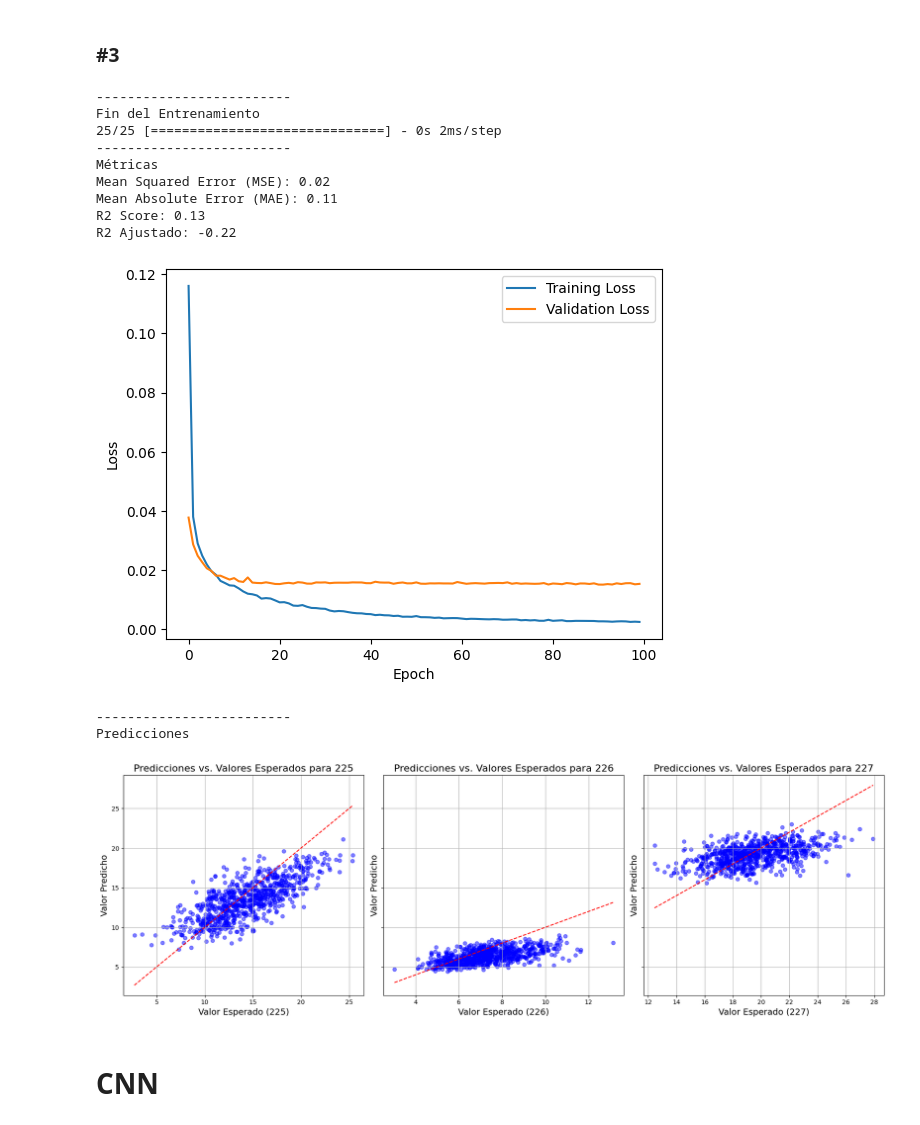
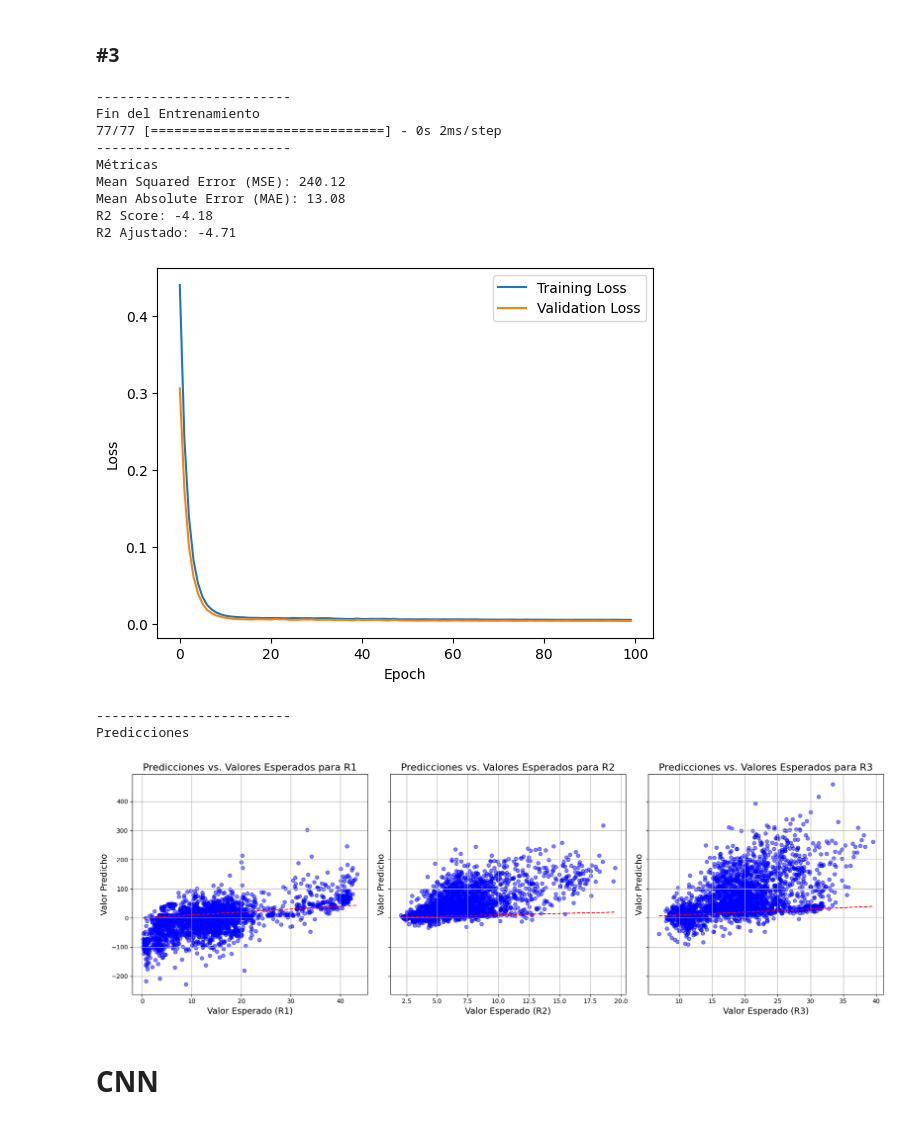
Before and after one commit to MiguelMussi/Multi-Parameter_Wireless_Network, a Jupyter notebook: NN.ipynb, the cells around one changed output. Drawn from its saved outputs; the diff is of its cells as text; code cells hidden in the pictures.

```diff
--- a/NN.ipynb
+++ b/NN.ipynb
@@ -585,7 +590,7 @@ df_test
 predicciones = pd.DataFrame(df_test, columns=df_test.columns)
 
 # Obtener las predicciones inversas escaladas y agregarlas como nuevas columnas
-for i, columna in enumerate(['225', '226', '227']):
+for i, columna in enumerate(['R1', 'R2', 'R3']):
     predicciones[f'P_{columna}'] = train_scaler_dict[columna].inverse_transform(y_pred[:, i].reshape(-1, 1))
 
 # Mostrar el DataFrame con las predicciones
@@ -609,7 +614,7 @@ predicciones
 fig, axs = plt.subplots(1, 3, figsize=(18, 6), sharey=True)
 
 # Iterar sobre las columnas de predicción
-for i, columna in enumerate(['225', '226', '227']):
+for i, columna in enumerate(['R1', 'R2', 'R3']):
     # Scatter plot de los valores esperados vs. predichos para la columna actual
     axs[i].scatter(predicciones[columna], predicciones[f'P_{columna}'], color='blue', alpha=0.5)
     # Línea diagonal para referencia
@@ -727,7 +732,7 @@ print("-------------------------\nPredicciones")
 fig, axs = plt.subplots(1, 3, figsize=(18, 6), sharey=True)
 
 # Iterar sobre las columnas de predicción
-for i, columna in enumerate(['225', '226', '227']):
+for i, columna in enumerate(['R1', 'R2', 'R3']):
     # Scatter plot de los valores esperados vs. predichos para la columna actual
     axs[i].scatter(predicciones[columna], predicciones[f'P_{columna}'], color='blue', alpha=0.5)
     # Línea diagonal para referencia
@@ -891,7 +896,7 @@ print("-------------------------\nPredicciones")
 fig, axs = plt.subplots(1, 3, figsize=(18, 6), sharey=True)
 
 # Iterar sobre las columnas de predicción
-for i, columna in enumerate(['225', '226', '227']):
+for i, columna in enumerate(['R1', 'R2', 'R3']):
     # Scatter plot de los valores esperados vs. predichos para la columna actual
     axs[i].scatter(predicciones[columna], predicciones[f'P_{columna}'], color='blue', alpha=0.5)
     # Línea diagonal para referencia
@@ -926,7 +931,9 @@ Predicciones
 # Arquitectura
 model = Sequential([
     Input(shape=(X_train.shape[1],)),
-    Dense(256, activation='relu'), Dropout(0.2),
+    Dense(256, activation='relu', kernel_regularizer=l2(0.001)), Dropout(0.25),
+    Dense(128, activation='relu', kernel_regularizer=l2(0.001)), Dropout(0.25),
+    Dense(64, activation='relu', kernel_regularizer=l2(0.001)), Dropout(0.25),
     Dense(3, activation='linear')
 ])
 
@@ -999,40 +1006,40 @@ plt.ylabel('Loss')
 plt.legend()
 plt.show()
 
 
 print("-------------------------\nPredicciones")
 # Crear subgráficos
 fig, axs = plt.subplots(1, 3, figsize=(18, 6), sharey=True)
 
 # Iterar sobre las columnas de predicción
-for i, columna in enumerate(['225', '226', '227']):
+for i, columna in enumerate(['R1', 'R2', 'R3']):
     # Scatter plot de los valores esperados vs. predichos para la columna actual
     axs[i].scatter(predicciones[columna], predicciones[f'P_{columna}'], color='blue', alpha=0.5)
     # Línea diagonal para referencia
     axs[i].plot([predicciones[columna].min(), predicciones[columna].max()], [predicciones[columna].min(), predicciones[columna].max()], color='red', linestyle='--')
     # Título y etiquetas de los ejes
     axs[i].set_title(f'Predicciones vs. Valores Esperados para {columna}', fontsize=16)
     axs[i].set_xlabel(f'Valor Esperado ({columna})', fontsize=14)
     axs[i].set_ylabel('Valor Predicho', fontsize=14)
     # Cuadrícula
     axs[i].grid(True)
 
 # Mostrar el gráfico
 plt.tight_layout()
 plt.show()
 # %% [output]
 -------------------------
 Fin del Entrenamiento
-25/25 [==============================] - 0s 2ms/step
+77/77 [==============================] - 0s 2ms/step
 -------------------------
 Métricas
-Mean Squared Error (MSE): 0.02
-Mean Absolute Error (MAE): 0.11
-R2 Score: 0.13
-R2 Ajustado: -0.22
+Mean Squared Error (MSE): 240.12
+Mean Absolute Error (MAE): 13.08
+R2 Score: -4.18
+R2 Ajustado: -4.71
-[figure, old version]
+[figure, new version]
 -------------------------
 Predicciones
-[figure, old version]
+[figure, new version]
 # %% [markdown]
 # CNN
```
Also changed, not shown: parts of 43 cells of this notebook.
